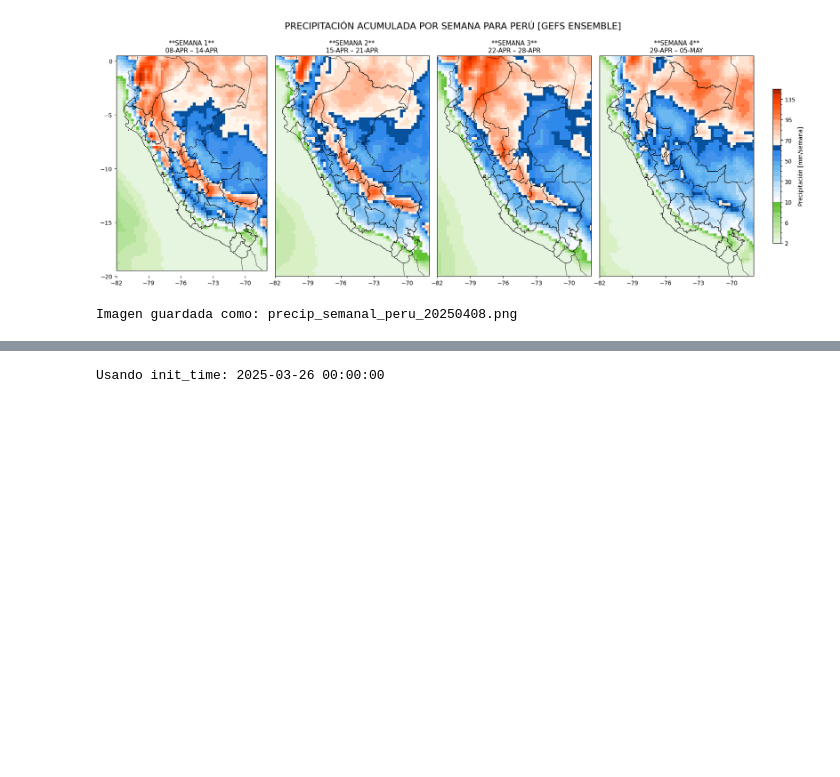
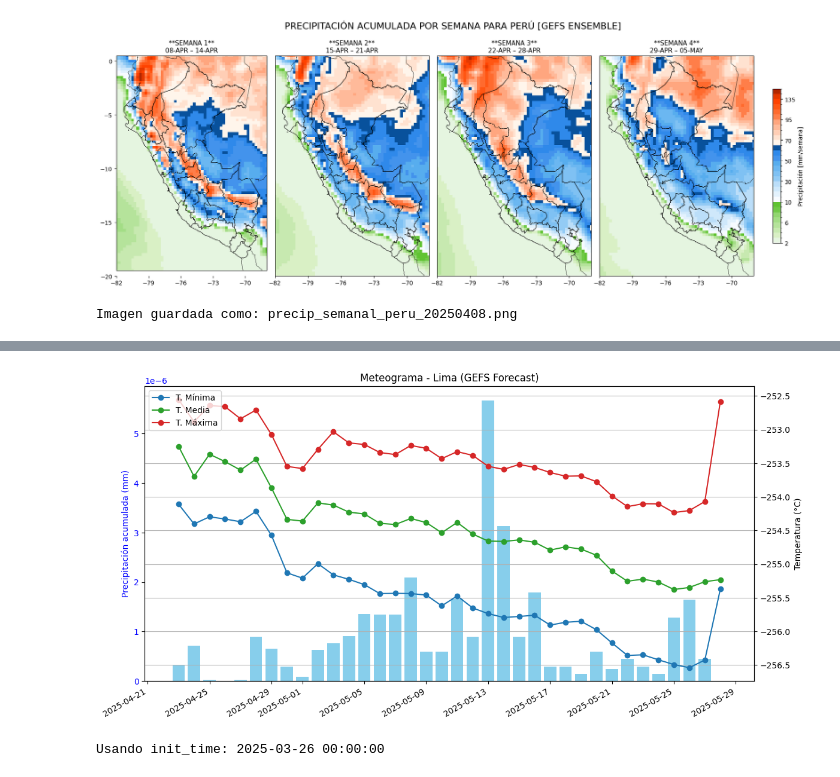
Before and after one commit to Jorgellamocca/GEFS_forecast, a Jupyter notebook: sudamerica_gefs_forecast_35_day.ipynb, the cells around one changed output, grey strips where cells are left out. Saved outputs shown, nothing was run; the diff lists cells and outputs as text; code cells hidden in the pictures; blank space fills up the shorter version.

```diff
--- a/sudamerica_gefs_forecast_35_day.ipynb
+++ b/sudamerica_gefs_forecast_35_day.ipynb
@@ -274,0 +425,62 @@ Imagen guardada como: precip_semanal_peru_20250408.png
+# %%
+import xarray as xr
+import pandas as pd
+import matplotlib.pyplot as plt
+
+# Coordenadas de Lima
+lat_lima = -12.046
+lon_lima = -77.042
+
+# Abrir solo metadatos para detectar la fecha más reciente
+ds_meta = xr.open_zarr("https://data.dynamical.org/noaa/gefs/forecast-35-day/latest.zarr", consolidated=True)
+latest_init = ds_meta.init_time.max().values
+
+# Abrir solo las variables necesarias
+vars_needed = ["maximum_temperature_2m", "minimum_temperature_2m", "temperature_2m", "precipitation_surface"]
+ds = xr.open_zarr("https://data.dynamical.org/noaa/gefs/forecast-35-day/latest.zarr", consolidated=True)[vars_needed]
+
+# Seleccionar sólo Lima y el último init_time
+ds = ds.sel(init_time=latest_init, latitude=lat_lima, longitude=lon_lima, method="nearest").mean("ensemble_member")
+
+# Convertir coordenada temporal
+forecast_time = ds.init_time + ds.lead_time
+ds = ds.assign_coords(forecast_time=forecast_time).swap_dims({"lead_time": "forecast_time"})
+
+# Agrupar por día
+tmax = ds["maximum_temperature_2m"]
+tmin = ds["minimum_temperature_2m"]
+tmed = ds["temperature_2m"]
+prec = ds["precipitation_surface"]
+
+tmax_daily = tmax.groupby("forecast_time.date").mean("forecast_time")
+tmin_daily = tmin.groupby("forecast_time.date").mean("forecast_time")
+tmed_daily = tmed.groupby("forecast_time.date").mean("forecast_time")
+prec_daily = prec.groupby("forecast_time.date").sum("forecast_time")
+
+dates = pd.to_datetime(tmax_daily.date.values)
+
+# Gráfico del meteograma
+fig, ax1 = plt.subplots(figsize=(12, 6))
+
+# Barras de precipitación (eje izquierdo)
+ax1.bar(dates, prec_daily, color='skyblue', label="Precipitación")
+ax1.set_ylabel("Precipitación acumulada (mm)", color='blue')
+ax1.tick_params(axis='y', labelcolor='blue')
+
+# Líneas de temperatura (eje derecho)
+ax2 = ax1.twinx()
+ax2.plot(dates, tmin_daily, label="T. Mínima", color='tab:blue', marker='o')
+ax2.plot(dates, tmed_daily, label="T. Media", color='tab:green', marker='o')
+ax2.plot(dates, tmax_daily, label="T. Máxima", color='tab:red', marker='o')
+ax2.set_ylabel("Temperatura (°C)", color='black')
+ax2.tick_params(axis='y', labelcolor='black')
+
+# Formato
+fig.autofmt_xdate()
+fig.tight_layout()
+ax2.legend(loc='upper left')
+plt.title("Meteograma - Lima (GEFS Forecast)")
+plt.grid(True)
+plt.show()
+# %% [output]
+[figure, added]
```
Also changed, not shown: parts of 3 cells of this notebook.
